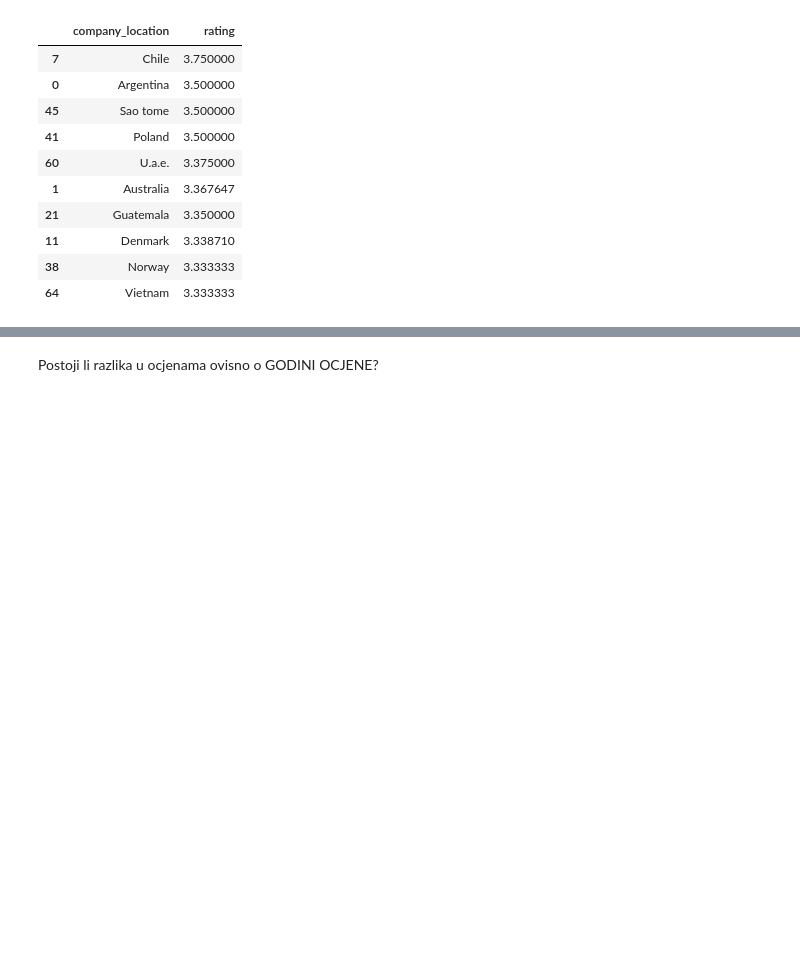
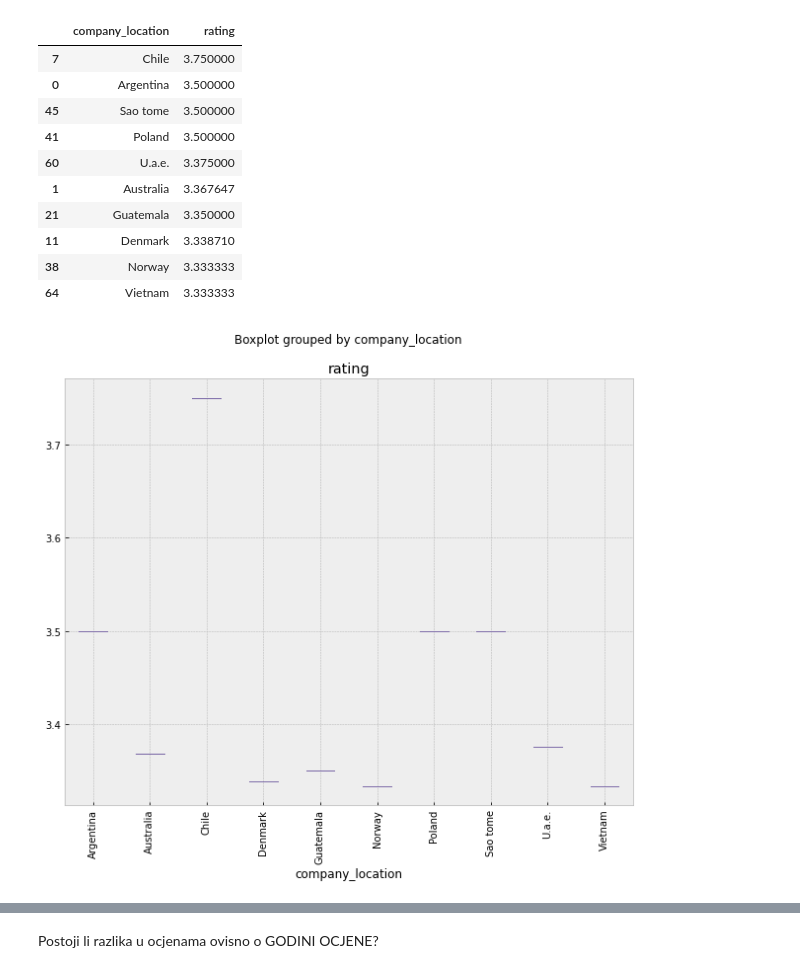
Before and after one commit to avirovicmarin/zavrsni_rad, a Jupyter notebook: anova.ipynb, the cells around one changed output, grey strips where cells are left out. Saved outputs shown, nothing was run; the diff lists cells and outputs as text; code cells hidden in the pictures; blank space fills up the shorter version.

```diff
--- a/anova.ipynb
+++ b/anova.ipynb
@@ -112,7 +130,8 @@ Residual          2158.0  398.641048  0.184727       NaN       NaN
 mala p-vrijednost => statistički značajna razlika
 # %%
 df1 = df.groupby(['company_location'], as_index=False)['rating'].mean()
-df1.sort_values(by=['rating'], ascending=False).head(10)
+df1 = df1.sort_values(by=['rating'], ascending=False).head(10)
+df1
 # %% [output]
 |  | company_location | rating |
 | 7 | Chile | 3.750000 |
@@ -125,3 +144,11 @@ df1.sort_values(by=['rating'], ascending=False).head(10)
 | 11 | Denmark | 3.338710 |
 | 38 | Norway | 3.333333 |
 | 64 | Vietnam | 3.333333 |
+# %%
+fig, ax = plt.subplots(figsize=(10,8))
+plt.suptitle('')
+df1.boxplot(column=['rating'], by='company_location', ax=ax)
+plt.xticks(rotation=90)
+plt.show()
+# %% [output]
+[figure, added]
```
Also changed, not shown: parts of 12 cells of this notebook.
